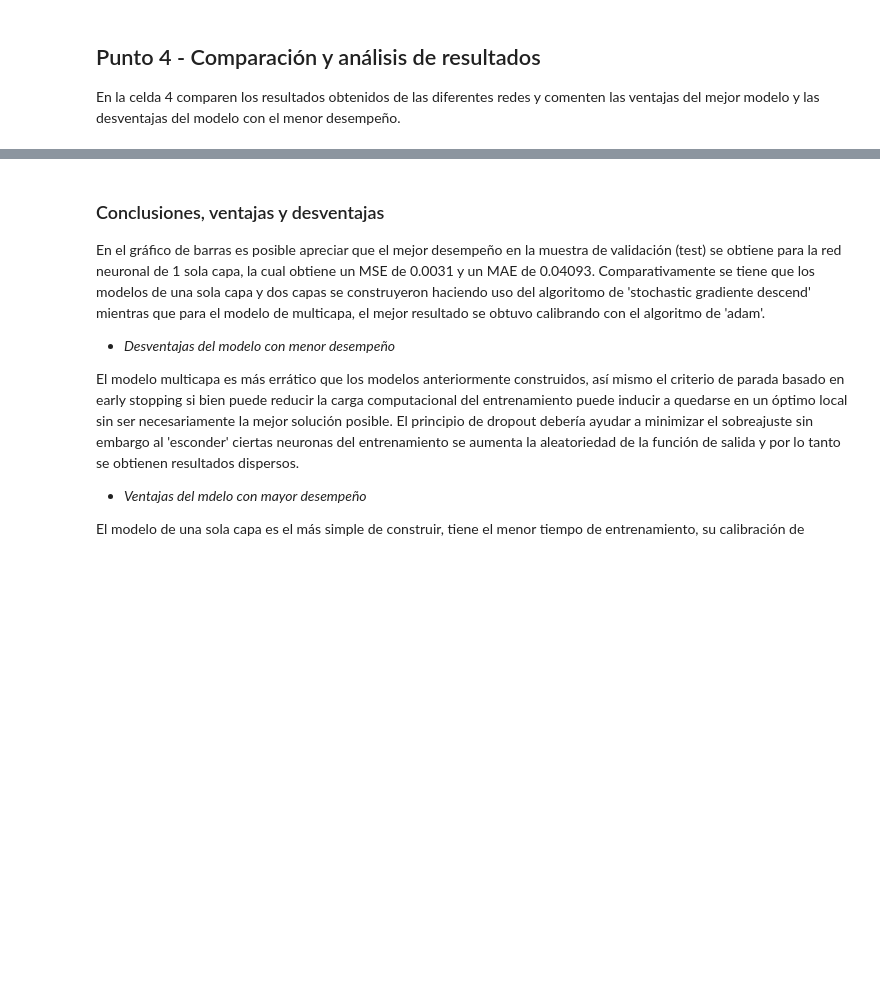
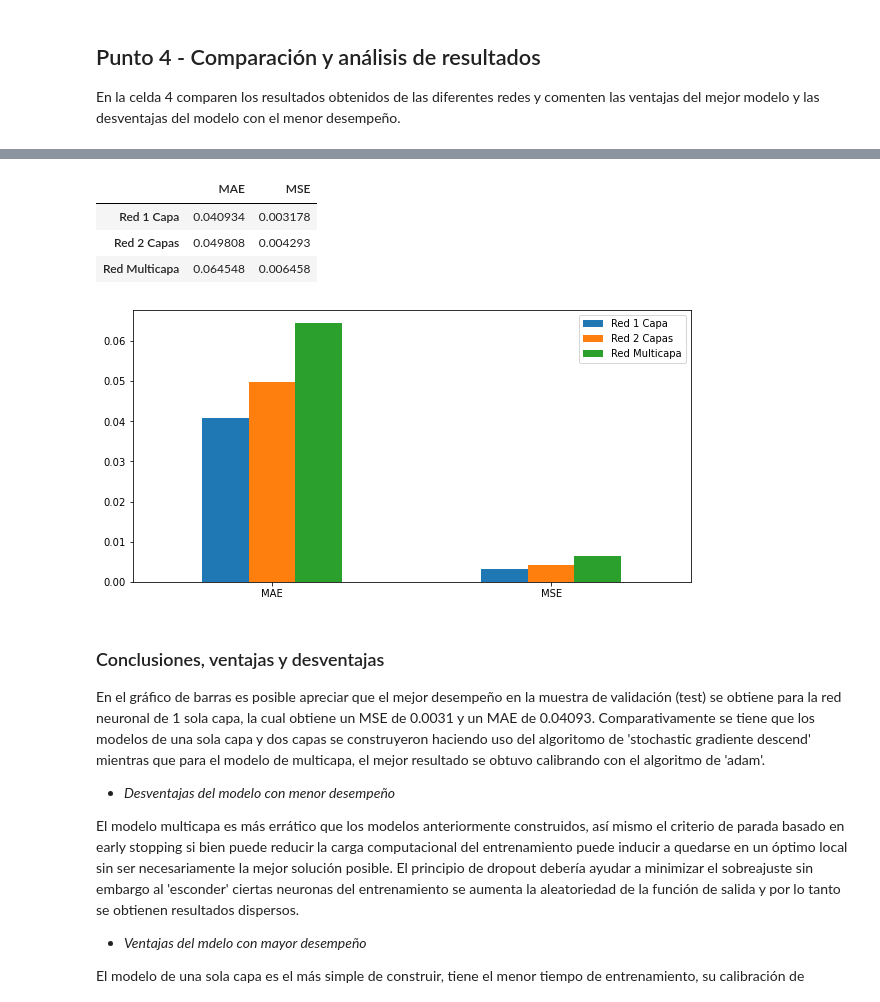
Before and after one commit to Daromaco/MIAD_ML_and_NLP, a Jupyter notebook: Semana 6/S6TC1-Redes_Neuronales.ipynb, the cells around one changed output, grey strips where cells are left out. Cells and saved outputs as stored; diff of their text form; code cells hidden in the pictures; blank space fills up the shorter version.

```diff
--- a/Semana 6/S6TC1-Redes_Neuronales.ipynb
+++ b/Semana 6/S6TC1-Redes_Neuronales.ipynb
@@ -359,12 +359,15 @@ En la celda 4 comparen los resultados obtenidos de las diferentes redes y coment
 # %%
 # Celda 4
 
-import plotly.express as px
+import seaborn as sns
 
 results_df = pd.DataFrame({'MAE':[mae_onelayer,mae_twolayer,mae_multilayer],
                            'MSE':[mse_onelayer,mse_twolayer,mse_multilayer]},
                          index = ['Red 1 Capa','Red 2 Capas','Red Multicapa'])
 
-fig = px.bar(results_df.T, barmode = 'group', text_auto = True)
-fig.show()
+
+ax = results_df.T.plot.bar(rot=0, figsize=(10,5))
+plt.legend(bbox_to_anchor=(1.0, 1.0))
+
+results_df
 # %% [output]
@@ -373,3 +374,8 @@ fig.show()
+|  | MAE | MSE |
+| Red 1 Capa | 0.040934 | 0.003178 |
+| Red 2 Capas | 0.049808 | 0.004293 |
+| Red Multicapa | 0.064548 | 0.006458 |
+[figure, added]
 # %% [markdown]
 ### Conclusiones, ventajas y desventajas
 
```
Also changed, not shown: parts of 1 cell of this notebook.
